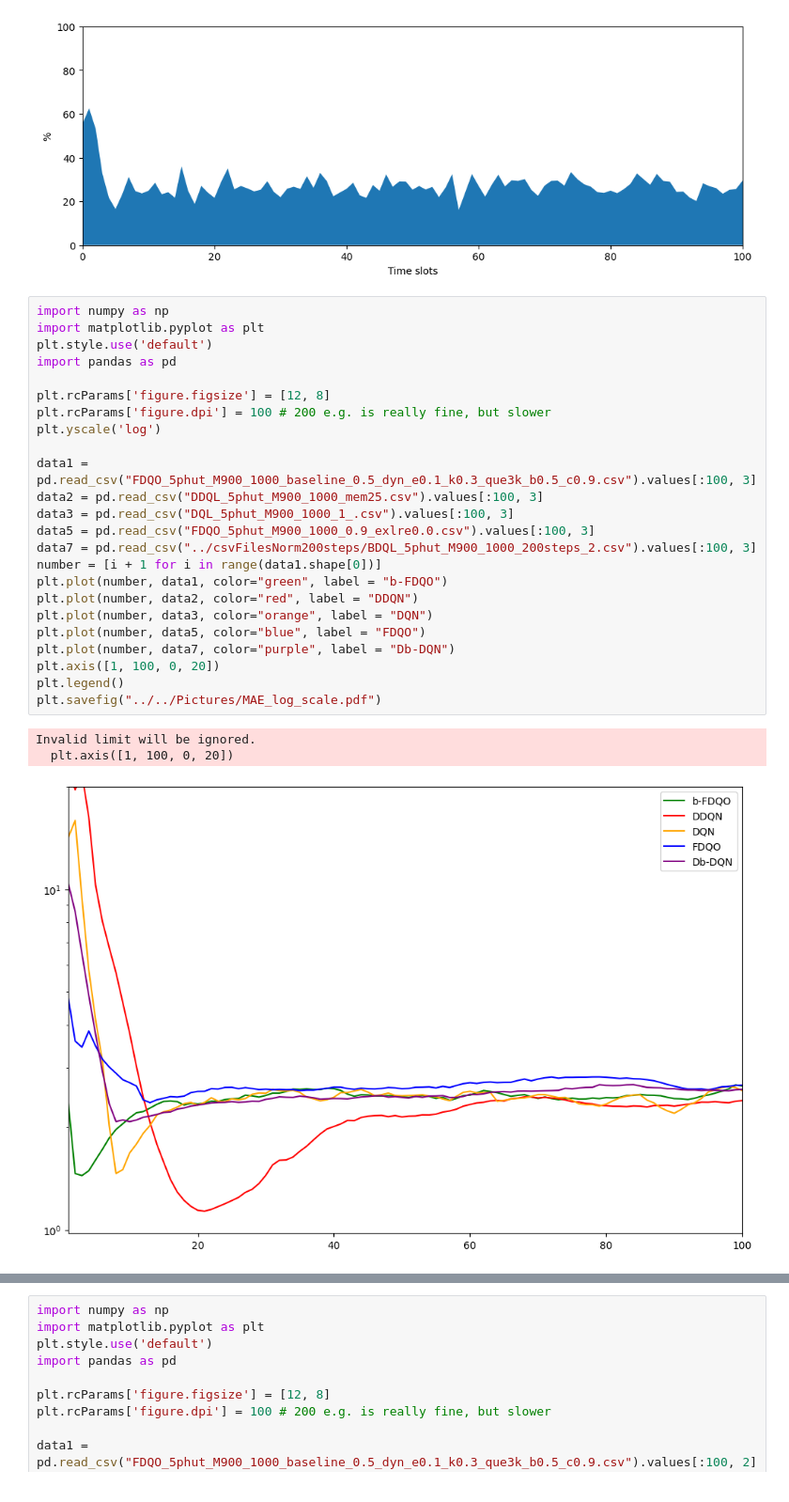
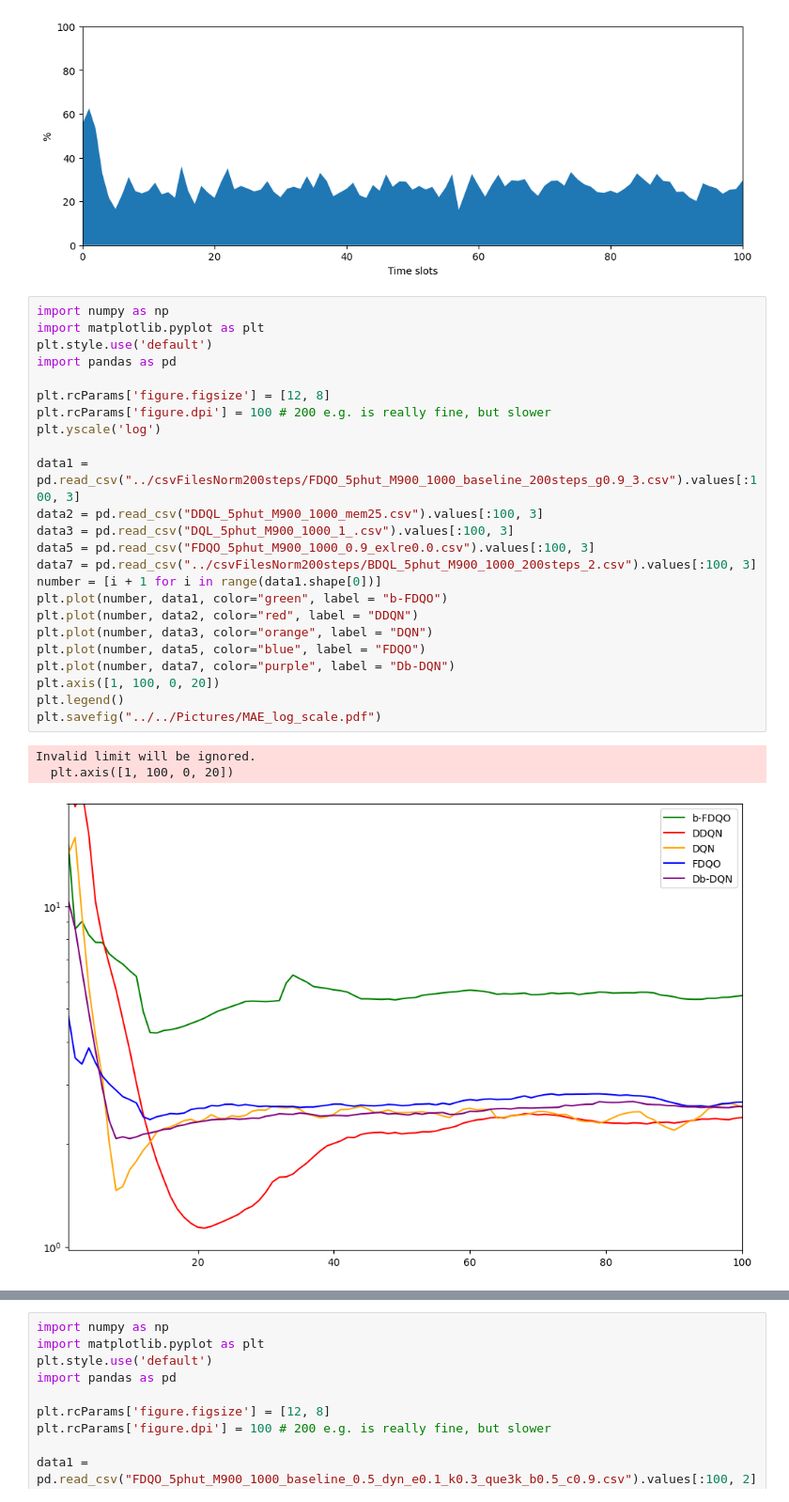
Before and after one commit to Tahuubinh/Offloading_to_Vehicles, a Jupyter notebook: Mec_ver4-main/code/csvFilesNorm/Plot_norm.ipynb, the cells around one changed output, grey strips where cells are left out. Shown at 94% size. Drawn from its saved outputs; the diff is of its cells as text.

```diff
--- a/Mec_ver4-main/code/csvFilesNorm/Plot_norm.ipynb
+++ b/Mec_ver4-main/code/csvFilesNorm/Plot_norm.ipynb
@@ -975,31 +975,31 @@ plt.show()
 # %%
 import numpy as np
 import matplotlib.pyplot as plt
 plt.style.use('default')
 import pandas as pd
 
 plt.rcParams['figure.figsize'] = [12, 8]
 plt.rcParams['figure.dpi'] = 100 # 200 e.g. is really fine, but slower
 plt.yscale('log')
 
-data1 = pd.read_csv("FDQO_5phut_M900_1000_baseline_0.5_dyn_e0.1_k0.3_que3k_b0.5_c0.9.csv").values[:100, 3]
+data1 = pd.read_csv("../csvFilesNorm200steps/FDQO_5phut_M900_1000_baseline_200steps_g0.9_3.csv").values[:100, 3]
 data2 = pd.read_csv("DDQL_5phut_M900_1000_mem25.csv").values[:100, 3]
 data3 = pd.read_csv("DQL_5phut_M900_1000_1_.csv").values[:100, 3]
 data5 = pd.read_csv("FDQO_5phut_M900_1000_0.9_exlre0.0.csv").values[:100, 3]
 data7 = pd.read_csv("../csvFilesNorm200steps/BDQL_5phut_M900_1000_200steps_2.csv").values[:100, 3]
 number = [i + 1 for i in range(data1.shape[0])]
 plt.plot(number, data1, color="green", label = "b-FDQO")
 plt.plot(number, data2, color="red", label = "DDQN")
 plt.plot(number, data3, color="orange", label = "DQN")
 plt.plot(number, data5, color="blue", label = "FDQO")
 plt.plot(number, data7, color="purple", label = "Db-DQN")
 plt.axis([1, 100, 0, 20])
 plt.legend()
 plt.savefig("../../Pictures/MAE_log_scale.pdf")
 # %% [output]
 Invalid limit will be ignored.
   plt.axis([1, 100, 0, 20])
-[figure, old version]
+[figure, new version]
 # %%
 import numpy as np
 import matplotlib
```
Also changed, not shown: parts of 1 cell of this notebook, 26 other files.
